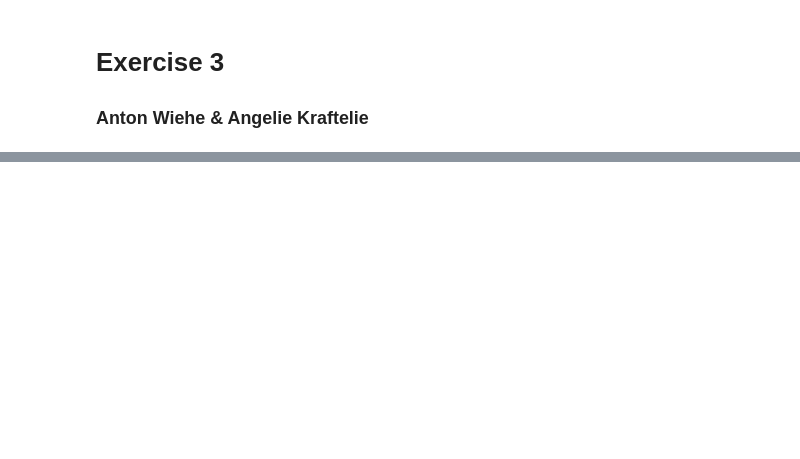
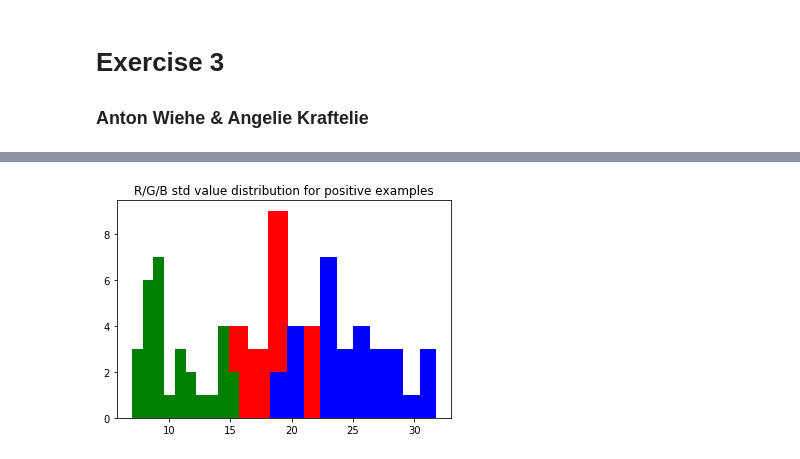
Before and after one commit to krangelie/MachineLearning_Summer19, a Jupyter notebook: Exercise3/exercise3.ipynb, the cells around one changed output, grey strips where cells are left out. Saved outputs shown, nothing was run; the diff lists cells and outputs as text; code cells hidden in the pictures; blank space fills up the shorter version.

```diff
--- a/Exercise3/exercise3.ipynb
+++ b/Exercise3/exercise3.ipynb
@@ -37,0 +56,12 @@ print(means)
+# %%
+red_std_pos = np.std(red_pos, axis=1)
+blue_std_pos = np.std(green_pos, axis=1)
+green_std_pos = np.std(blue_pos, axis=1)
+
+plt.hist(red_std_pos, color="red")
+plt.hist(blue_std_pos, color="blue")
+plt.hist(green_std_pos, color="green")
+plt.title("R/G/B std value distribution for positive examples")
+plt.show()
+# %% [output]
+[figure, added]
```
Also changed, not shown: parts of 13 cells of this notebook.
